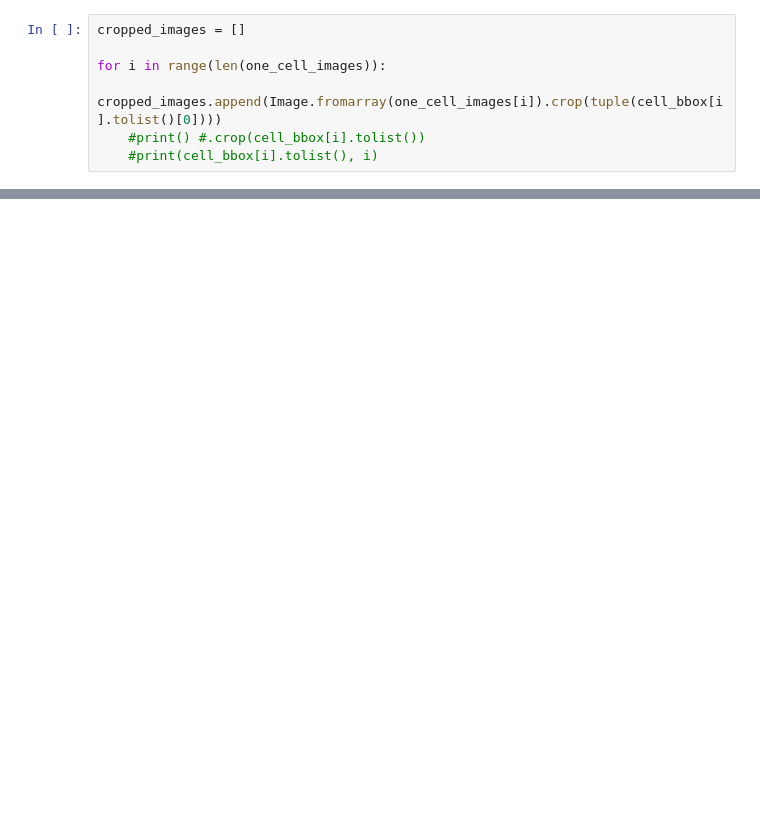
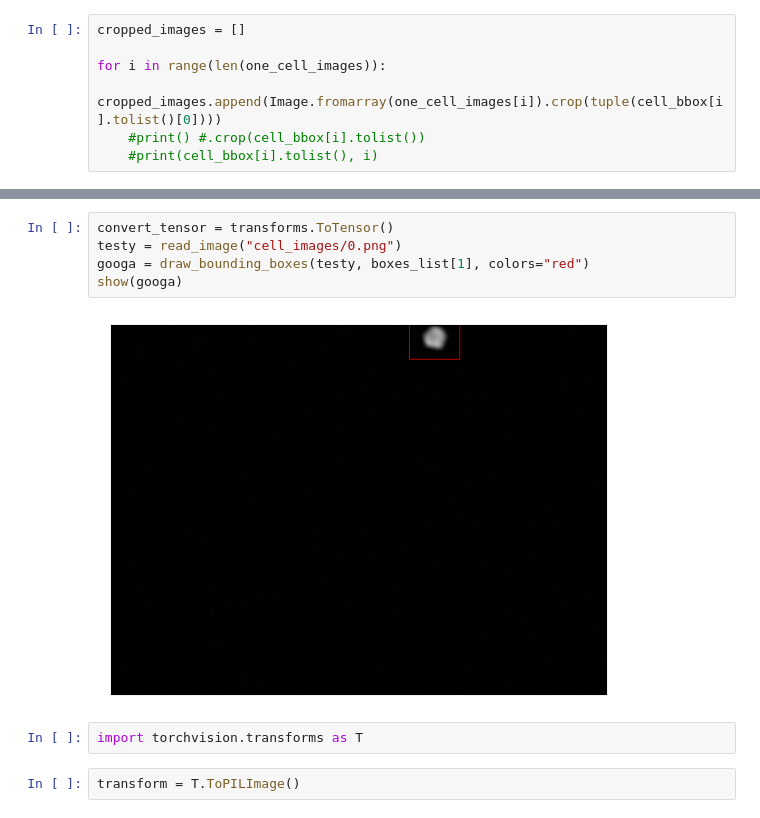
Before and after one commit to shbatgh/ai-internship, a Jupyter notebook: data_maker_notebook.ipynb, the cells around one changed output, grey strips where cells are left out. Saved outputs shown, nothing was run; the diff lists cells and outputs as text; blank space fills up the shorter version.

```diff
--- a/data_maker_notebook.ipynb
+++ b/data_maker_notebook.ipynb
@@ -123,0 +286,11 @@ plt.imshow(cropped_images[20], cmap="gray")
+# %%
+convert_tensor = transforms.ToTensor()
+testy = read_image("cell_images/0.png")
+googa = draw_bounding_boxes(testy, boxes_list[1], colors="red")
+show(googa)
+# %% [output]
+[figure, added]
+# %%
+import torchvision.transforms as T
+# %%
+transform = T.ToPILImage()
```
Also changed, not shown: parts of 59 cells of this notebook, 2 other files.
